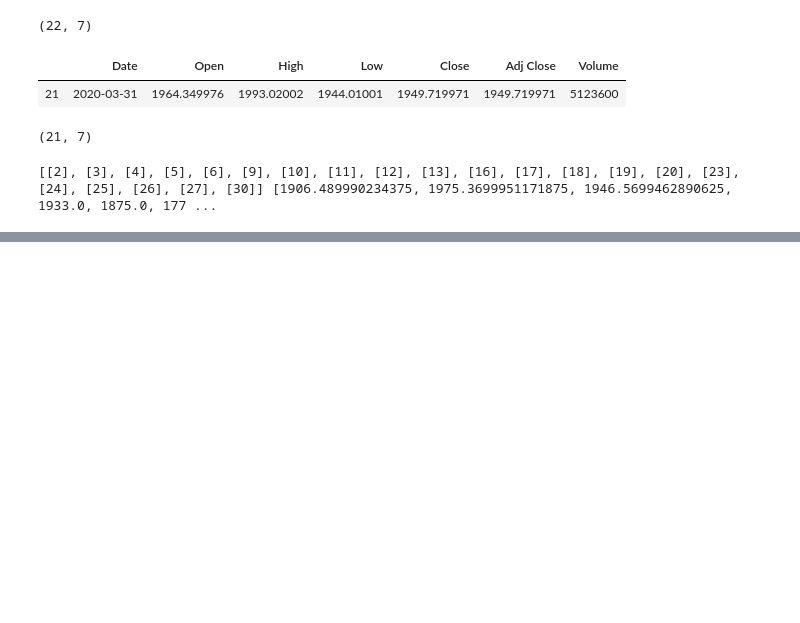
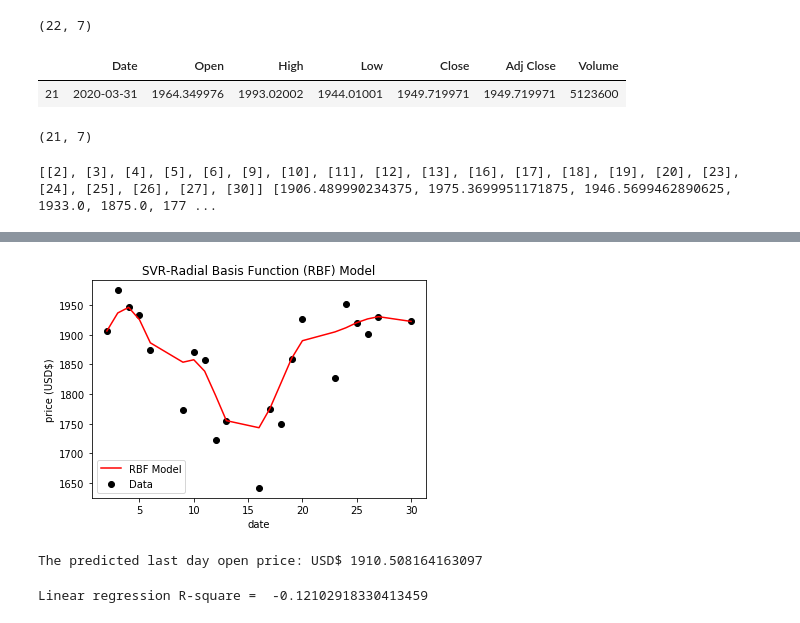
Before and after one commit to Godday-Abuede/project3-challenge, a Jupyter notebook: project3.ipynb, the cells around one changed output, grey strips where cells are left out. Cells and saved outputs as stored; diff of their text form; code cells hidden in the pictures; blank space fills up the shorter version.

```diff
--- a/project3.ipynb
+++ b/project3.ipynb
@@ -113,0 +130,13 @@ print(predicted_price)
+# %%
+def predict_prices(dates,prices, x):
+    svr_rbf = SVR(kernel='rbf', C=100, gamma=0.1, epsilon=.1)
+    svr_rbf.fit(dates,prices)
+    plt.scatter(dates, prices, color = 'black', label = 'Data')
+    plt.plot(dates,svr_rbf.predict(dates),color = 'red', label = 'RBF Model')
+    plt.title('SVR-Radial Basis Function (RBF) Model')
+    plt.xlabel('date')
+    plt.ylabel('price (USD$)')
+    plt.legend()
+    plt.savefig("Images/RBF-model.png")
+    plt.show()
+    return svr_rbf.predict(x)[0]
@@ -113,0 +150,6 @@ print(predicted_price)
+# %%
+predicted_price = predict_prices(dates, prices,[[31]])
+print("The predicted last day open price: USD$",predicted_price)
+# %% [output]
+[figure, added]
+The predicted last day open price: USD$ 1910.508164163097
@@ -113,0 +171,7 @@ print(predicted_price)
+# %%
+svr_lin = SVR(kernel='linear', C=100, gamma='scale')
+svr_lin.fit(dates,prices)
+R_square= svr_lin.score(dates, prices)
+print("Linear regression R-square = ",R_square)
+# %% [output]
+Linear regression R-square =  -0.12102918330413459
```
Also changed, not shown: parts of 11 cells of this notebook, 14 other files.
